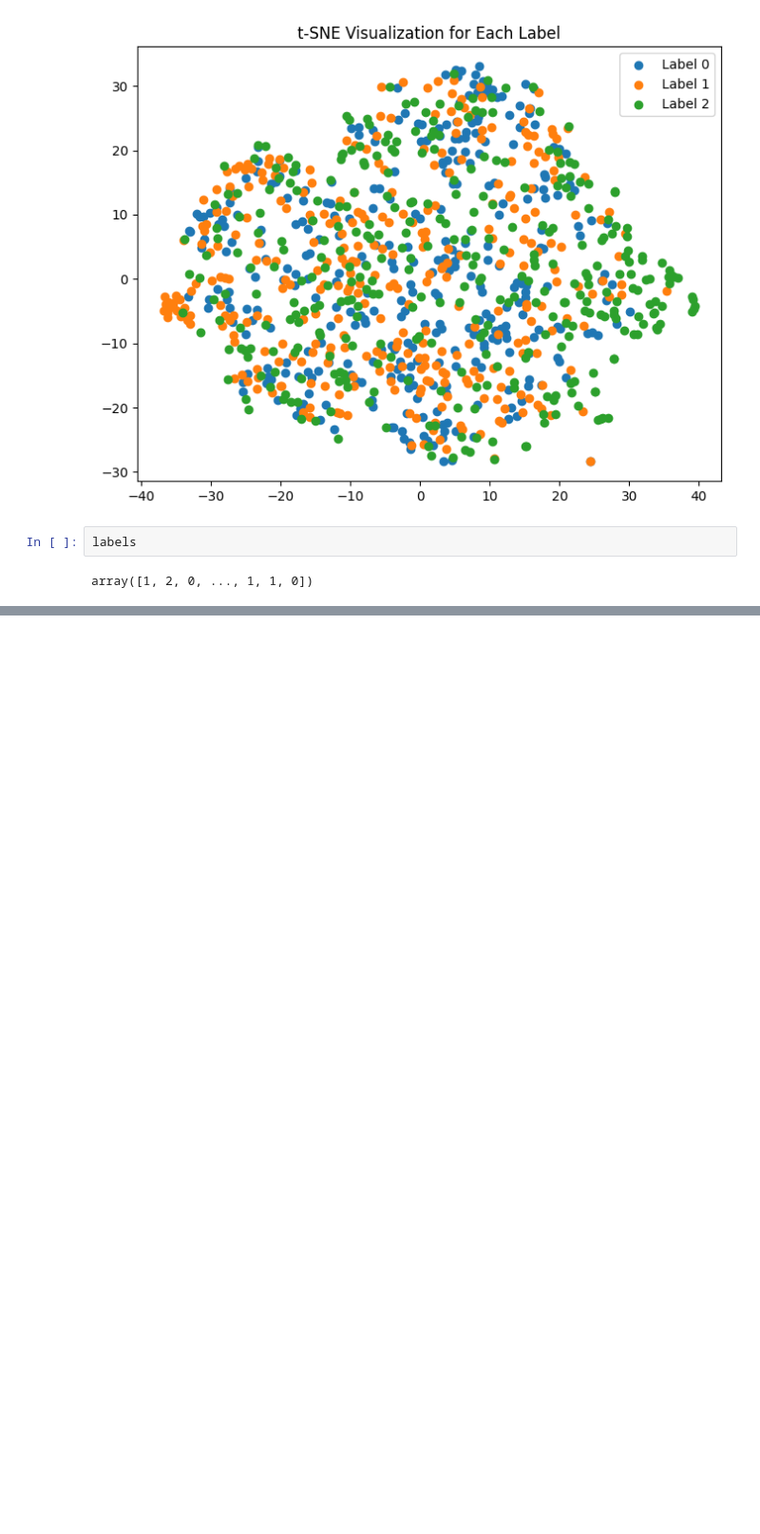
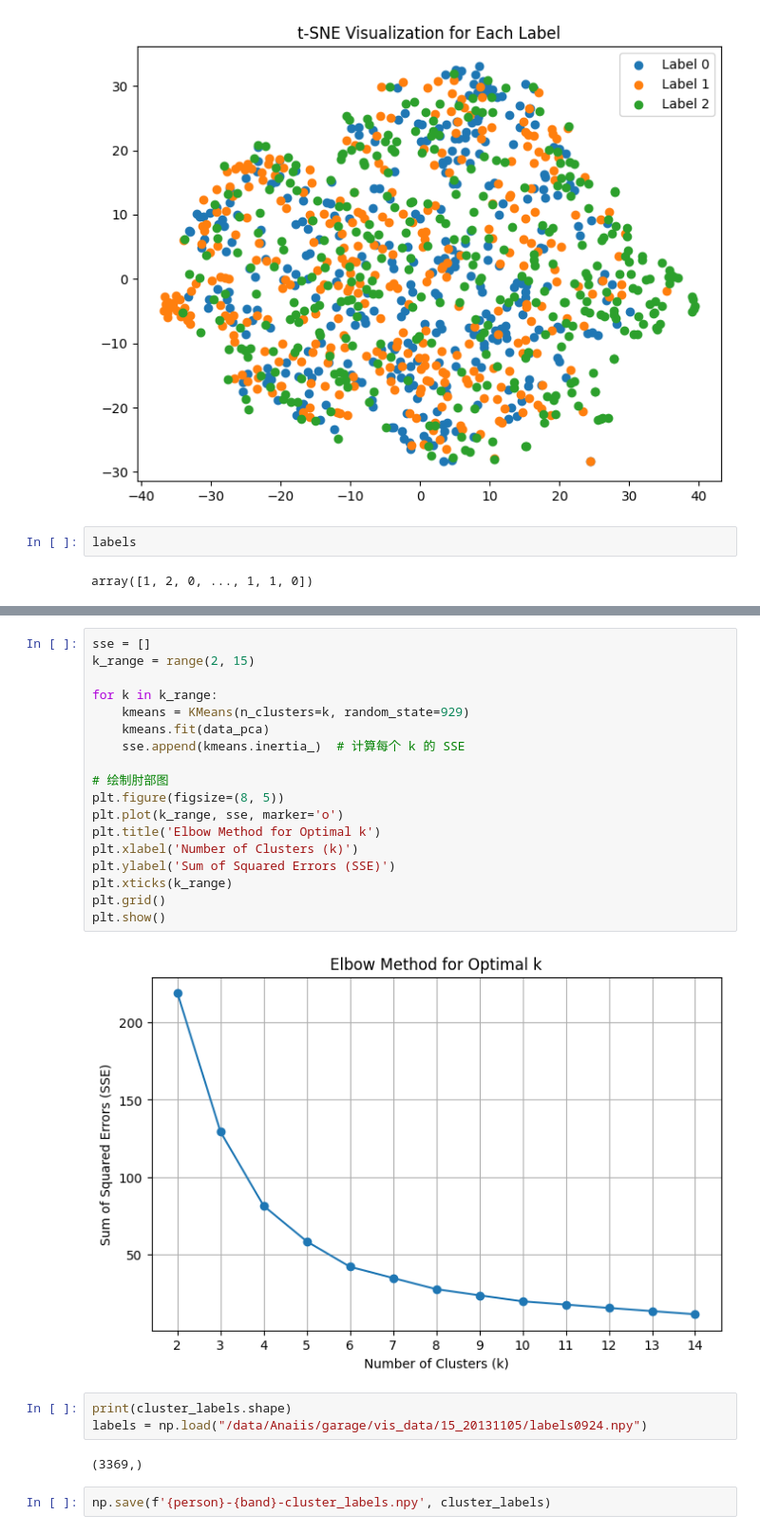
Before and after one commit to Anais-Y/restart, a Jupyter notebook: visualisation/cluster.ipynb, the cells around one changed output, grey strips where cells are left out. Shown at 95% size. Cells and saved outputs as stored; diff of their text form; blank space fills up the shorter version.

```diff
--- a/visualisation/cluster.ipynb
+++ b/visualisation/cluster.ipynb
@@ -165,0 +421,27 @@ array([1, 2, 0, ..., 1, 1, 0])
+# %%
+sse = []
+k_range = range(2, 15)
+
+for k in k_range:
+    kmeans = KMeans(n_clusters=k, random_state=929)
+    kmeans.fit(data_pca)
+    sse.append(kmeans.inertia_)  # 计算每个 k 的 SSE
+
+# 绘制肘部图
+plt.figure(figsize=(8, 5))
+plt.plot(k_range, sse, marker='o')
+plt.title('Elbow Method for Optimal k')
+plt.xlabel('Number of Clusters (k)')
+plt.ylabel('Sum of Squared Errors (SSE)')
+plt.xticks(k_range)
+plt.grid()
+plt.show()
+# %% [output]
+[figure, added]
+# %%
+print(cluster_labels.shape)
+labels = np.load("/data/Anaiis/garage/vis_data/15_20131105/labels0924.npy")
+# %% [output]
+(3369,)
+# %%
+np.save(f'{person}-{band}-cluster_labels.npy', cluster_labels)
```
Also changed, not shown: parts of 24 cells of this notebook, 21 other files.
